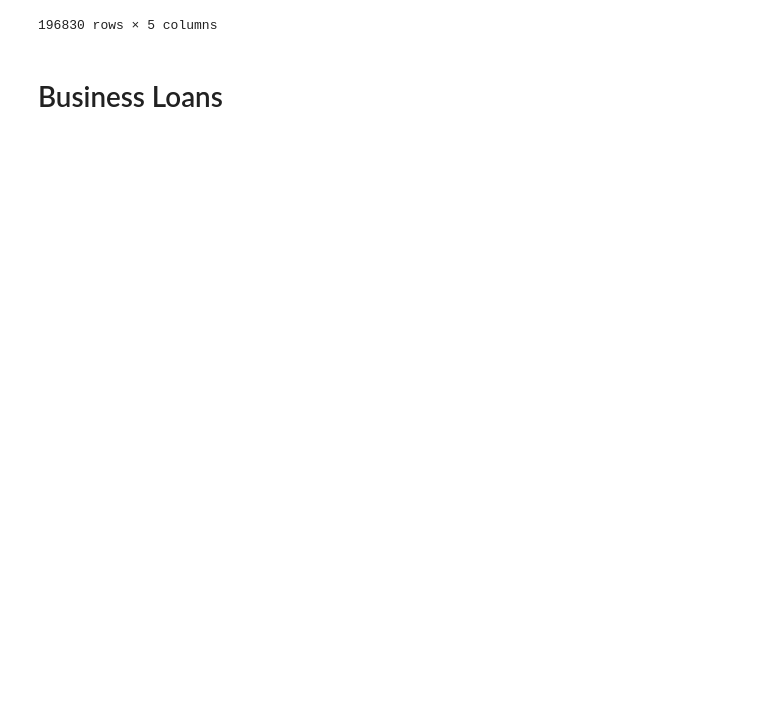
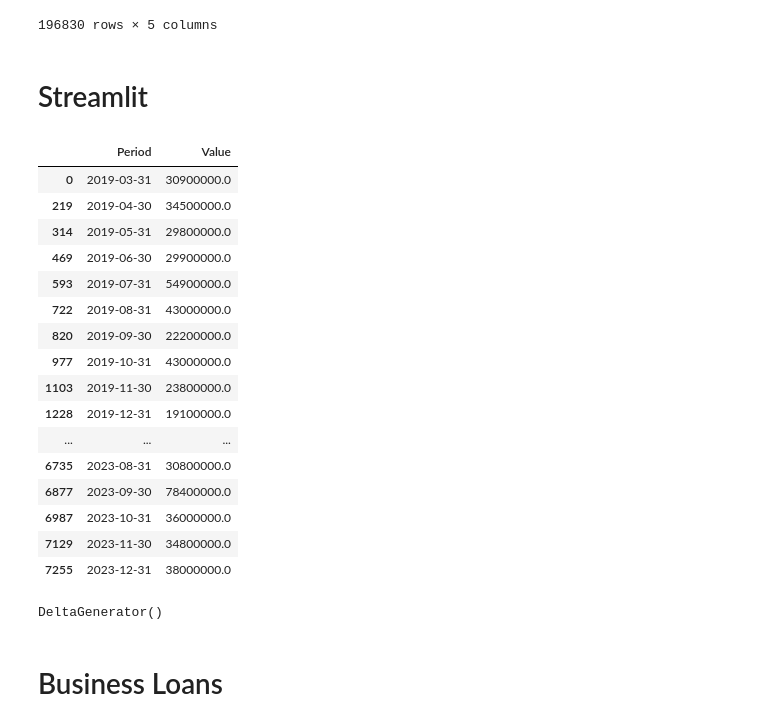
Before and after one commit to tyefraser/rba_monthly_adi_statistics_excel, a Jupyter notebook: rba_monthly_adi_statistics.ipynb, the cells around one changed output. Drawn from its saved outputs; the diff is of its cells as text; code cells hidden in the pictures; blank space fills up the shorter version.

Commit message:
streamlit io testing

```diff
--- a/rba_monthly_adi_statistics.ipynb
+++ b/rba_monthly_adi_statistics.ipynb
@@ -192,3 +120,28 @@ id_cols = ['Period', 'ABN', 'Institution Name']
 narrow_rba_monthly_stats_df = pd.melt(rba_monthly_stats_df, id_vars=id_cols, var_name='Variable', value_name='Value')
 # %%
 narrow_rba_monthly_stats_df.to_excel('testing.xlsx', index=False)
+# %% [markdown]
+# Streamlit
+# %%
+from data_generator import data_generator
+data_dict = data_generator()
+# %%
+data_dict['bb_df']
+# %% [output]
+|  | Period | Value |
+| 0 | 2019-03-31 | 30900000.0 |
+| 219 | 2019-04-30 | 34500000.0 |
+| 314 | 2019-05-31 | 29800000.0 |
+| 469 | 2019-06-30 | 29900000.0 |
+| 593 | 2019-07-31 | 54900000.0 |
+| 722 | 2019-08-31 | 43000000.0 |
+| 820 | 2019-09-30 | 22200000.0 |
+| 977 | 2019-10-31 | 43000000.0 |
+| 1103 | 2019-11-30 | 23800000.0 |
+| 1228 | 2019-12-31 | 19100000.0 |
+| ... | ... | ... |
+| 6735 | 2023-08-31 | 30800000.0 |
+| 6877 | 2023-09-30 | 78400000.0 |
+| 6987 | 2023-10-31 | 36000000.0 |
+| 7129 | 2023-11-30 | 34800000.0 |
+| 7255 | 2023-12-31 | 38000000.0 |
@@ -195,3 +153,14 @@ narrow_rba_monthly_stats_df.to_excel('testing.xlsx', index=False)
+# %%
+import streamlit as st
+
+st.write("""
+# My first app
+Hello *world!*
+""")
+
+st.line_chart(df)
+# %% [output]
+DeltaGenerator()
 # %% [markdown]
 # Business Loans
 # %%
```
Also changed, not shown: parts of 25 cells of this notebook, 6 other files.
